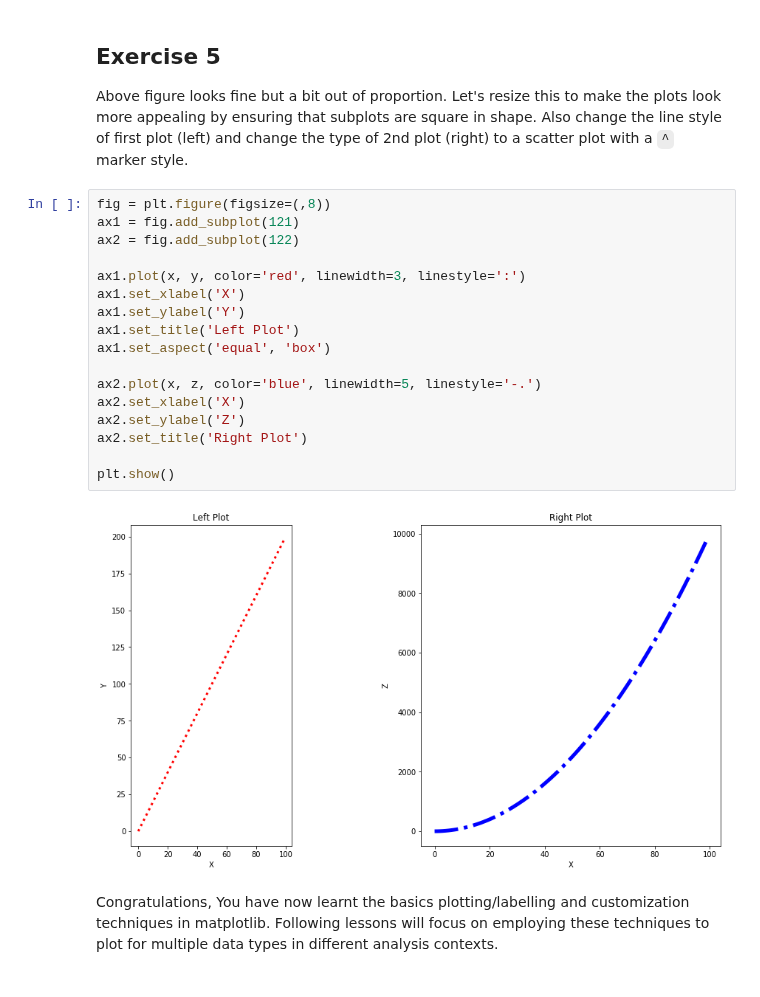
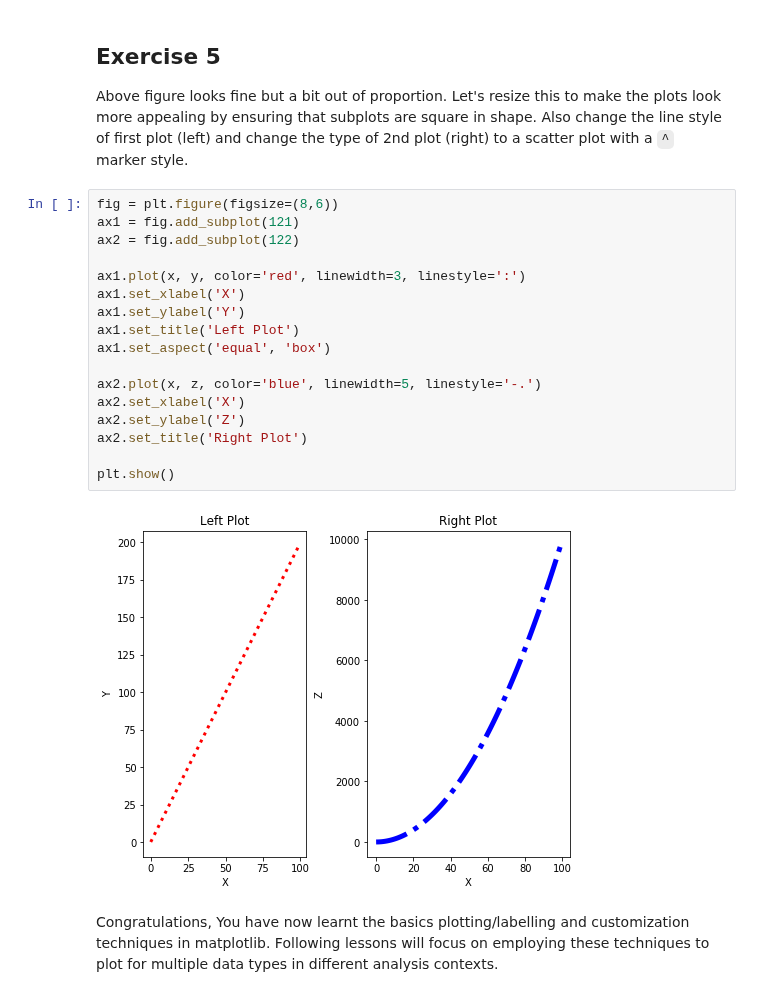
Before and after one commit to nkacoroski/dsc-1-03-13-customizing-visualizations-with-matplotlib-lab-seattle-ds-career-040119, a Jupyter notebook: index.ipynb, the cells around one changed output. Cells and saved outputs as stored; diff of their text form.

```diff
--- a/index.ipynb
+++ b/index.ipynb
@@ -169,24 +169,24 @@ plt.show()
 
 Above figure looks fine but a bit out of proportion. Let's resize this to make the plots look more appealing by ensuring that subplots are square in shape. Also change the line style of first plot (left) and change the type of 2nd plot (right) to a scatter plot with a `^` marker style.
 # %%
-fig = plt.figure(figsize=(,8))
+fig = plt.figure(figsize=(8,6))
 ax1 = fig.add_subplot(121)
 ax2 = fig.add_subplot(122)
 
 ax1.plot(x, y, color='red', linewidth=3, linestyle=':')
 ax1.set_xlabel('X')
 ax1.set_ylabel('Y')
 ax1.set_title('Left Plot')
 ax1.set_aspect('equal', 'box')
 
 ax2.plot(x, z, color='blue', linewidth=5, linestyle='-.')
 ax2.set_xlabel('X')
 ax2.set_ylabel('Z')
 ax2.set_title('Right Plot')
 
 plt.show()
 # %% [output]
-[figure, old version]
+[figure, new version]
 # %% [markdown]
 Congratulations, You have now learnt the basics plotting/labelling and customization techniques in matplotlib. Following lessons will focus on employing these techniques to plot for multiple data types in different analysis contexts.
 # %% [markdown]
```
